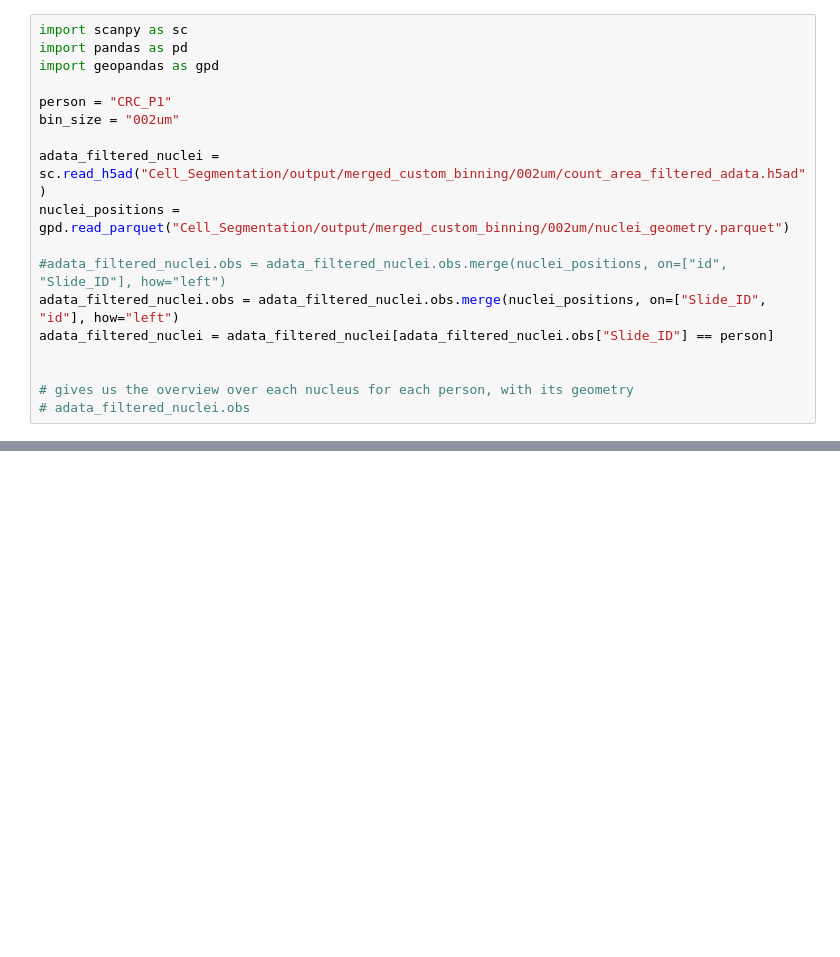
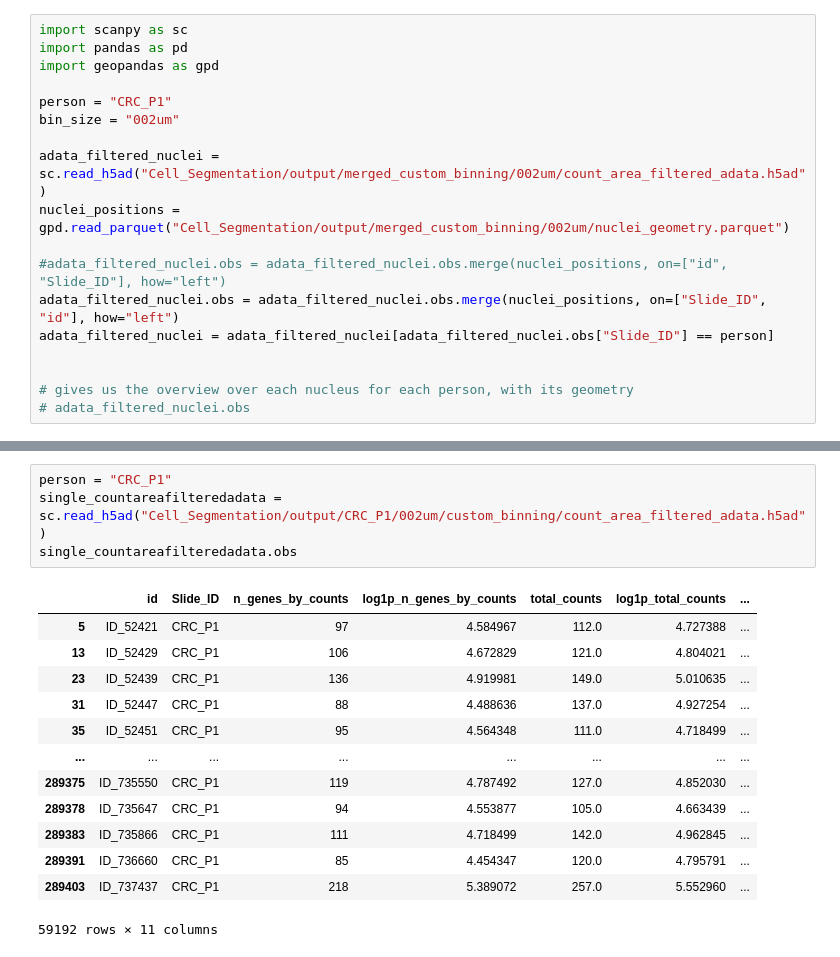
Before and after one commit to CharlieNotChaplin/Genomosaic, a Jupyter notebook: test_file_contents.ipynb, the cells around one changed output, grey strips where cells are left out. Cells and saved outputs as stored; diff of their text form; blank space fills up the shorter version.

```diff
--- a/test_file_contents.ipynb
+++ b/test_file_contents.ipynb
@@ -208,0 +231,18 @@ Max Y: 36828.15768432617
+# %%
+person = "CRC_P1"
+single_countareafilteredadata = sc.read_h5ad("Cell_Segmentation/output/CRC_P1/002um/custom_binning/count_area_filtered_adata.h5ad")
+single_countareafilteredadata.obs
+# %% [output]
+|  | id | Slide_ID | n_genes_by_counts | log1p_n_genes_by_counts | total_counts | log1p_total_counts | ... |
+| 5 | ID_52421 | CRC_P1 | 97 | 4.584967 | 112.0 | 4.727388 | ... |
+| 13 | ID_52429 | CRC_P1 | 106 | 4.672829 | 121.0 | 4.804021 | ... |
+| 23 | ID_52439 | CRC_P1 | 136 | 4.919981 | 149.0 | 5.010635 | ... |
+| 31 | ID_52447 | CRC_P1 | 88 | 4.488636 | 137.0 | 4.927254 | ... |
+| 35 | ID_52451 | CRC_P1 | 95 | 4.564348 | 111.0 | 4.718499 | ... |
+| ... | ... | ... | ... | ... | ... | ... | ... |
+| 289375 | ID_735550 | CRC_P1 | 119 | 4.787492 | 127.0 | 4.852030 | ... |
+| 289378 | ID_735647 | CRC_P1 | 94 | 4.553877 | 105.0 | 4.663439 | ... |
+| 289383 | ID_735866 | CRC_P1 | 111 | 4.718499 | 142.0 | 4.962845 | ... |
+| 289391 | ID_736660 | CRC_P1 | 85 | 4.454347 | 120.0 | 4.795791 | ... |
+| 289403 | ID_737437 | CRC_P1 | 218 | 5.389072 | 257.0 | 5.552960 | ... |
+59192 rows × 11 columns
```
Also changed, not shown: parts of 13 cells of this notebook.
